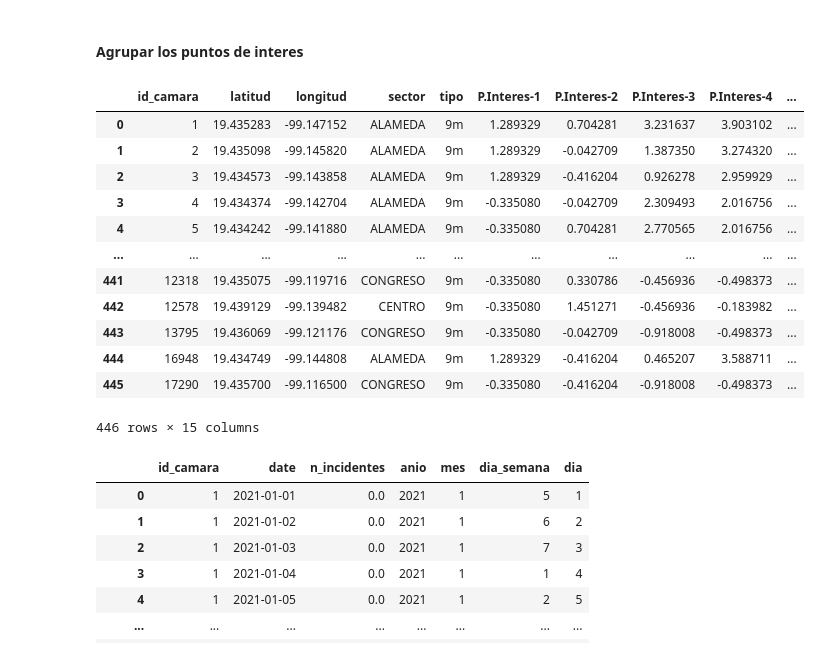
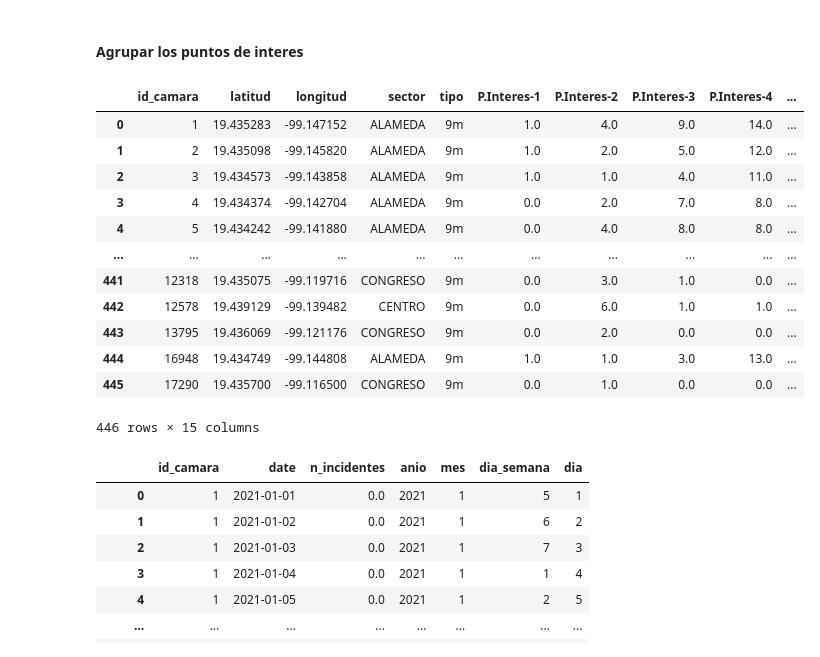
Before and after one commit to M1ndBlast/c5, a Jupyter notebook: notebooks/CONSIGNADOR-NNR.ipynb, the cells around one changed output. Saved outputs shown, nothing was run; the diff lists cells and outputs as text; code cells hidden in the pictures.

```diff
--- a/notebooks/CONSIGNADOR-NNR.ipynb
+++ b/notebooks/CONSIGNADOR-NNR.ipynb
@@ -79,50 +81,51 @@ data_interest_points
 # %% [markdown]
 #### Agrupar los puntos de interes
 # %%
-IP_groups = [['C09-CUARTELES DE LA POLICÍA AUXILIAR','C10-CUARTELES PBI','C11-CUARTELES PGJ','C16-JUZGADOS CIVILES Y PENALES','C20-MINISTERIOR PUBLICOS','C21-MODULOS SSP',],	# P01 - Seguridad
+IP_groups = [['C09-CUARTELES DE LA POLICÍA AUXILIAR','C10-CUARTELES PBI','C11-CUARTELES PGJ','C16-JUZGADOS CIVILES Y PENALES','C20-MINISTERIOR PUBLICOS','C21-MODULOS SSP',],    # P01 - Seguridad
 
-['C05-CENTRALES CAMIONERAS','C19-METROBUS','C31-TREN LIGERO','C42-TROLEBUS','C43-TURIBUS','C72-ACCESOS METRO','C81-ESTACIONES DE CABLEBUS',],										# P02 - Transporte
+['C05-CENTRALES CAMIONERAS','C19-METROBUS','C31-TREN LIGERO','C42-TROLEBUS','C43-TURIBUS','C72-ACCESOS METRO','C81-ESTACIONES DE CABLEBUS',],                                        # P02 - Transporte
 
-['C06-CENTROS COMERCIALES','C38-MERCADOS PUBLICOS','C49-TIENDAS DEPARTAMENTALES','C53-CINES','C62-OXXO',],#'C46-ESTABLECIMIENTOS MERCANTILES',],									# P03 - Comercio
+['C06-CENTROS COMERCIALES','C38-MERCADOS PUBLICOS','C49-TIENDAS DEPARTAMENTALES','C53-CINES','C62-OXXO',],#'C46-ESTABLECIMIENTOS MERCANTILES',],                                    # P03 - Comercio
 
-['C22-MONUMENTOS HISTORICOS', 'C57-EVENTOS MASIVOS', 'C73-ATRACTIVOS TURISTICOS', 'C78-ZONAS ARQUEOLOGICAS',],																		# P04 - Turismo
+['C22-MONUMENTOS HISTORICOS', 'C57-EVENTOS MASIVOS', 'C73-ATRACTIVOS TURISTICOS', 'C78-ZONAS ARQUEOLOGICAS',],                                                                        # P04 - Turismo
 
-['C58-CASAS Y CENTROS DE CULTURA','C59-MUSEOS Y TEATROS','C75-FONOTECAS','C76-FOTOTECA','C77-GALERIAS', 'C26-PLAZAS Y PARQUES',],													# P05 - Cultura
+['C58-CASAS Y CENTROS DE CULTURA','C59-MUSEOS Y TEATROS','C75-FONOTECAS','C76-FOTOTECA','C77-GALERIAS', 'C26-PLAZAS Y PARQUES',],                                                    # P05 - Cultura
 
-['C23-NOTARIAS','C24-OFICINAS DE GOBIERNO','C27-RECLUSORIOS','C30-TESORERIAS','C82-ALCALDIAS', 'C01-BANCOS'],																		# P06 - Gobierno
+['C23-NOTARIAS','C24-OFICINAS DE GOBIERNO','C27-RECLUSORIOS','C30-TESORERIAS','C82-ALCALDIAS', 'C01-BANCOS'],                                                                        # P06 - Gobierno
 
-['C15-HOSPITALES','C45-CENTROS DE SALUD Y CLINICAS',],																																# P07 - Hospitales
+['C15-HOSPITALES','C45-CENTROS DE SALUD Y CLINICAS',],                                                                                                                                # P07 - Hospitales
 
-['C44-GUARDERIAS', 'C67-CENTROS PILARES', 'C13-EDUCACION',],#'C13-CAM', 'C13-CPARA EL TRABAJO', 'C13_PREESC', 'C13_PRIM', 'C13_SEC', 'C13_BACH', 'C13_SUP',],											# P08 - Escuelas
+['C44-GUARDERIAS', 'C67-CENTROS PILARES', 'C13-EDUCACION',],#'C13-CAM', 'C13-CPARA EL TRABAJO', 'C13_PREESC', 'C13_PRIM', 'C13_SEC', 'C13_BACH', 'C13_SUP',],                                            # P08 - Escuelas
 
-['C33-IGLESIAS Y TEMPLOS',],																																						# P09 - Iglesias
+['C33-IGLESIAS Y TEMPLOS',],                                                                                                                                                        # P09 - Iglesias
 
-['C51-EDIFICIOS',],]																																	# P10 - Edificios
+['C51-EDIFICIOS',],]                                                                                                                                    # P10 - Edificios
 
 # Cada nueva columna es la suma de las columnas que se encuentran en la lista de agrupaciones con nombre GRUPO-k
 for i in range(len(IP_groups)):
-	data_interest_points['P.Interes-'+str(i+1)] = data_interest_points[IP_groups[i]].sum(axis=1)
-	# # Eliminamos las columnas que ya no se van a utilizar
-	data_interest_points = data_interest_points.drop(IP_groups[i], axis=1)
+    data_interest_points['P.Interes-'+str(i+1)] = data_interest_points[IP_groups[i]].sum(axis=1)
+    # # Eliminamos las columnas que ya no se van a utilizar
+    data_interest_points = data_interest_points.drop(IP_groups[i], axis=1)
 data_interest_points = data_interest_points.drop(["C46-ESTABLECIMIENTOS MERCANTILES"], axis=1)
 
 # Estandarizamos los datos
-scaler = StandardScaler(with_mean=True, with_std=True)
+scaler = StandardScaler(with_mean=False, with_std=False)
 data_interest_points[data_interest_points.filter(regex='^P.Interes-\d+').columns] = scaler.fit_transform(data_interest_points[data_interest_points.filter(regex='^P.Interes-\d+').columns])
+# data_interest_points[data_interest_points.filter(regex='^P.Interes-\d+').columns] = data_interest_points[data_interest_points.filter(regex='^P.Interes-\d+').columns].copy()
 data_interest_points
 # %% [output]
 |  | id_camara | latitud | longitud | sector | tipo | P.Interes-1 | P.Interes-2 | P.Interes-3 | P.Interes-4 | ... |
-| 0 | 1 | 19.435283 | -99.147152 | ALAMEDA | 9m | 1.289329 | 0.704281 | 3.231637 | 3.903102 | ... |
-| 1 | 2 | 19.435098 | -99.145820 | ALAMEDA | 9m | 1.289329 | -0.042709 | 1.387350 | 3.274320 | ... |
-| 2 | 3 | 19.434573 | -99.143858 | ALAMEDA | 9m | 1.289329 | -0.416204 | 0.926278 | 2.959929 | ... |
-| 3 | 4 | 19.434374 | -99.142704 | ALAMEDA | 9m | -0.335080 | -0.042709 | 2.309493 | 2.016756 | ... |
-| 4 | 5 | 19.434242 | -99.141880 | ALAMEDA | 9m | -0.335080 | 0.704281 | 2.770565 | 2.016756 | ... |
+| 0 | 1 | 19.435283 | -99.147152 | ALAMEDA | 9m | 1.0 | 4.0 | 9.0 | 14.0 | ... |
+| 1 | 2 | 19.435098 | -99.145820 | ALAMEDA | 9m | 1.0 | 2.0 | 5.0 | 12.0 | ... |
+| 2 | 3 | 19.434573 | -99.143858 | ALAMEDA | 9m | 1.0 | 1.0 | 4.0 | 11.0 | ... |
+| 3 | 4 | 19.434374 | -99.142704 | ALAMEDA | 9m | 0.0 | 2.0 | 7.0 | 8.0 | ... |
+| 4 | 5 | 19.434242 | -99.141880 | ALAMEDA | 9m | 0.0 | 4.0 | 8.0 | 8.0 | ... |
 | ... | ... | ... | ... | ... | ... | ... | ... | ... | ... | ... |
-| 441 | 12318 | 19.435075 | -99.119716 | CONGRESO | 9m | -0.335080 | 0.330786 | -0.456936 | -0.498373 | ... |
-| 442 | 12578 | 19.439129 | -99.139482 | CENTRO | 9m | -0.335080 | 1.451271 | -0.456936 | -0.183982 | ... |
-| 443 | 13795 | 19.436069 | -99.121176 | CONGRESO | 9m | -0.335080 | -0.042709 | -0.918008 | -0.498373 | ... |
-| 444 | 16948 | 19.434749 | -99.144808 | ALAMEDA | 9m | 1.289329 | -0.416204 | 0.465207 | 3.588711 | ... |
-| 445 | 17290 | 19.435700 | -99.116500 | CONGRESO | 9m | -0.335080 | -0.416204 | -0.918008 | -0.498373 | ... |
+| 441 | 12318 | 19.435075 | -99.119716 | CONGRESO | 9m | 0.0 | 3.0 | 1.0 | 0.0 | ... |
+| 442 | 12578 | 19.439129 | -99.139482 | CENTRO | 9m | 0.0 | 6.0 | 1.0 | 1.0 | ... |
+| 443 | 13795 | 19.436069 | -99.121176 | CONGRESO | 9m | 0.0 | 2.0 | 0.0 | 0.0 | ... |
+| 444 | 16948 | 19.434749 | -99.144808 | ALAMEDA | 9m | 1.0 | 1.0 | 3.0 | 13.0 | ... |
+| 445 | 17290 | 19.435700 | -99.116500 | CONGRESO | 9m | 0.0 | 1.0 | 0.0 | 0.0 | ... |
 446 rows × 15 columns
 # %%
 data['date'] = data['fecha_creacion'].dt.strftime('%Y-%m-%d').astype('datetime64[ns]')
```
Also changed, not shown: parts of 13 cells of this notebook.
